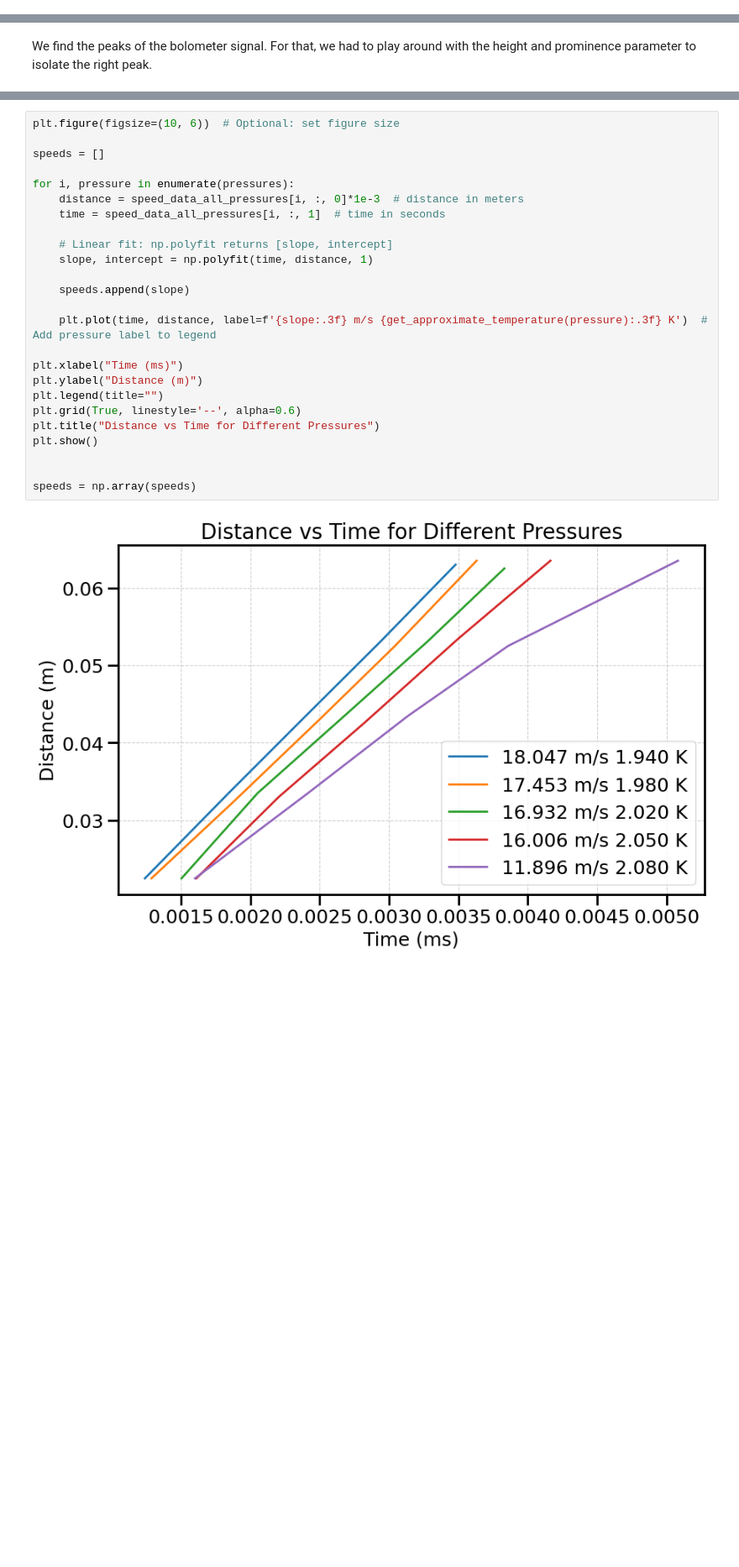
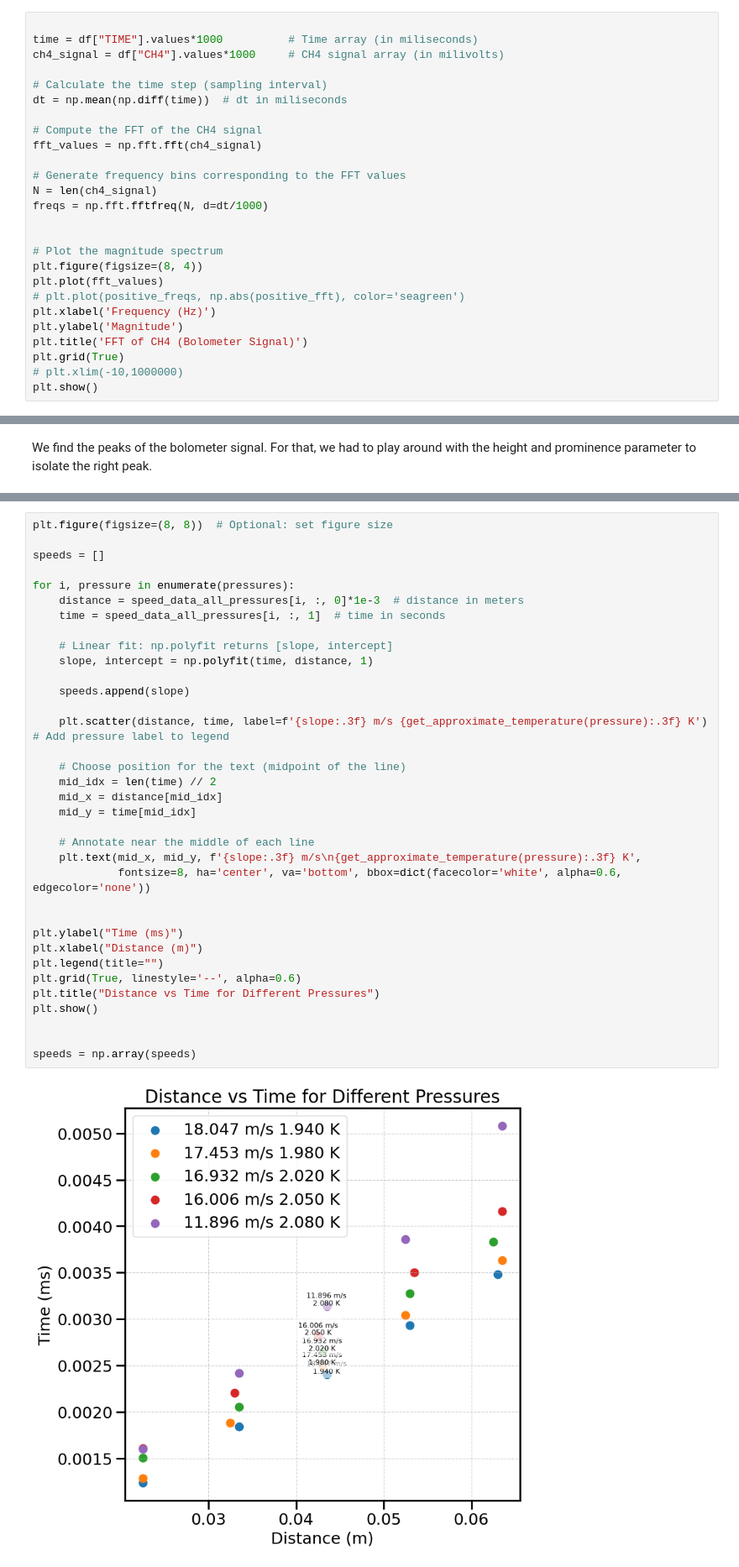
Before and after one commit to jorgegponce/superfluidhelium, a Jupyter notebook: Code/secondsound.ipynb, the cells around one changed output, grey strips where cells are left out. Shown: that part at 84% size. Cells and saved outputs as stored; diff of their text form; blank space fills up the shorter version.

```diff
--- a/Code/secondsound.ipynb
+++ b/Code/secondsound.ipynb
@@ -114,3 +115,29 @@ plt.tight_layout()
 plt.show()
 # %% [output]
 [figure]
+# %%
+
+time = df["TIME"].values*1000          # Time array (in miliseconds)
+ch4_signal = df["CH4"].values*1000     # CH4 signal array (in milivolts)
+
+# Calculate the time step (sampling interval)
+dt = np.mean(np.diff(time))  # dt in miliseconds
+
+# Compute the FFT of the CH4 signal
+fft_values = np.fft.fft(ch4_signal)
+
+# Generate frequency bins corresponding to the FFT values
+N = len(ch4_signal)
+freqs = np.fft.fftfreq(N, d=dt/1000)
+
+
+# Plot the magnitude spectrum
+plt.figure(figsize=(8, 4))
+plt.plot(fft_values)
+# plt.plot(positive_freqs, np.abs(positive_fft), color='seagreen')
+plt.xlabel('Frequency (Hz)')
+plt.ylabel('Magnitude')
+plt.title('FFT of CH4 (Bolometer Signal)')
+plt.grid(True)
+# plt.xlim(-10,1000000)
+plt.show()
@@ -298,29 +332,39 @@ Second peak time: 0.00313900 s
 Second peak time: 0.00385800 s
 Second peak time: 0.00508200 s
 # %%
-plt.figure(figsize=(10, 6))  # Optional: set figure size
+plt.figure(figsize=(8, 8))  # Optional: set figure size
 
 speeds = []
 
 for i, pressure in enumerate(pressures):
     distance = speed_data_all_pressures[i, :, 0]*1e-3  # distance in meters
     time = speed_data_all_pressures[i, :, 1]  # time in seconds
 
     # Linear fit: np.polyfit returns [slope, intercept]
     slope, intercept = np.polyfit(time, distance, 1)
 
     speeds.append(slope)
 
-    plt.plot(time, distance, label=f'{slope:.3f} m/s {get_approximate_temperature(pressure):.3f} K')  # Add pressure label to legend
+    plt.scatter(distance, time, label=f'{slope:.3f} m/s {get_approximate_temperature(pressure):.3f} K')  # Add pressure label to legend
 
-plt.xlabel("Time (ms)")
-plt.ylabel("Distance (m)")
+    # Choose position for the text (midpoint of the line)
+    mid_idx = len(time) // 2
+    mid_x = distance[mid_idx]
+    mid_y = time[mid_idx]
+
+    # Annotate near the middle of each line
+    plt.text(mid_x, mid_y, f'{slope:.3f} m/s\n{get_approximate_temperature(pressure):.3f} K',
+             fontsize=8, ha='center', va='bottom', bbox=dict(facecolor='white', alpha=0.6, edgecolor='none'))
+
+
+plt.ylabel("Time (ms)")
+plt.xlabel("Distance (m)")
 plt.legend(title="")
 plt.grid(True, linestyle='--', alpha=0.6)
 plt.title("Distance vs Time for Different Pressures")
 plt.show()
 
 
 speeds = np.array(speeds)
 # %% [output]
-[figure, old version]
+[figure, new version]
```
Also changed, not shown: parts of 6 cells of this notebook, 45 other files.
